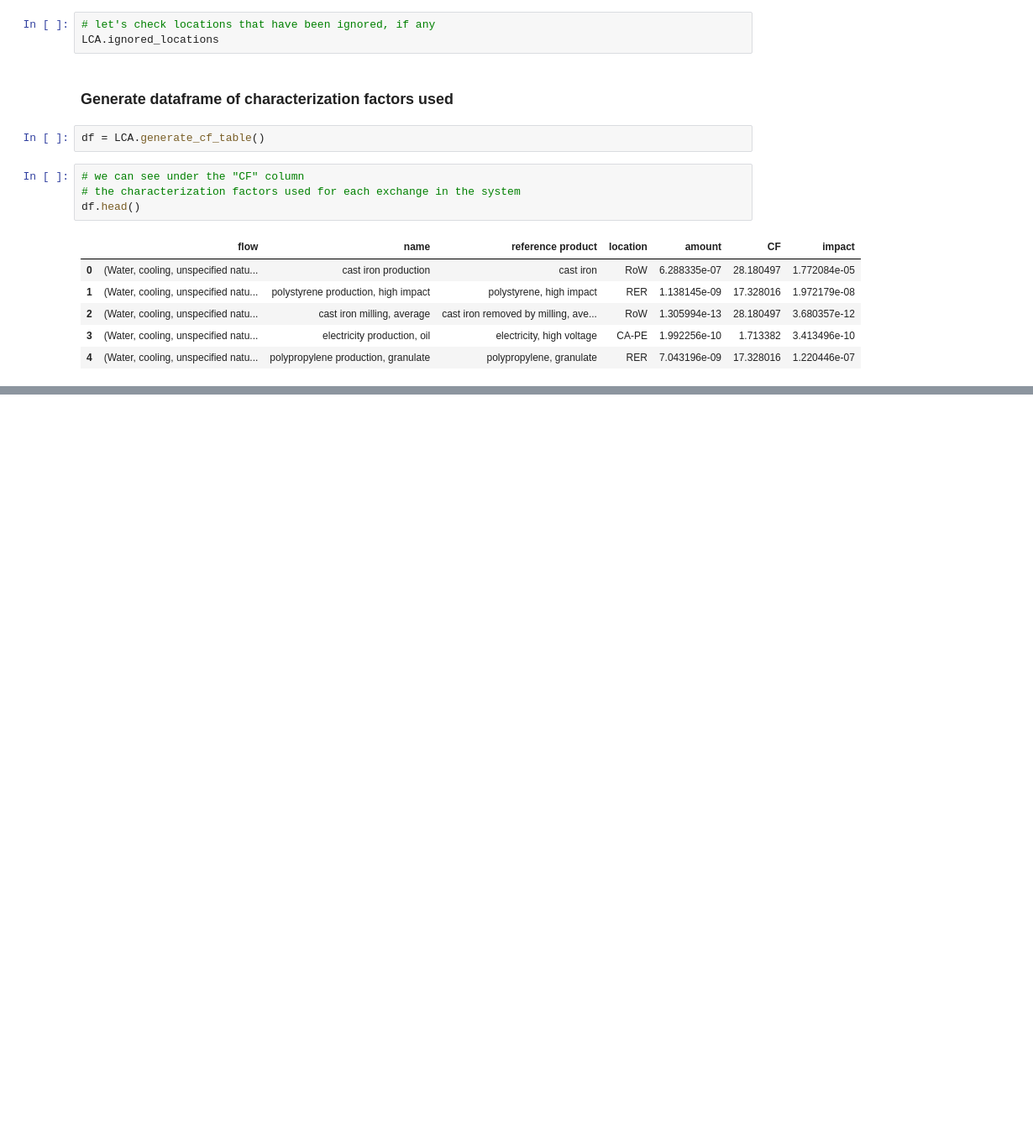
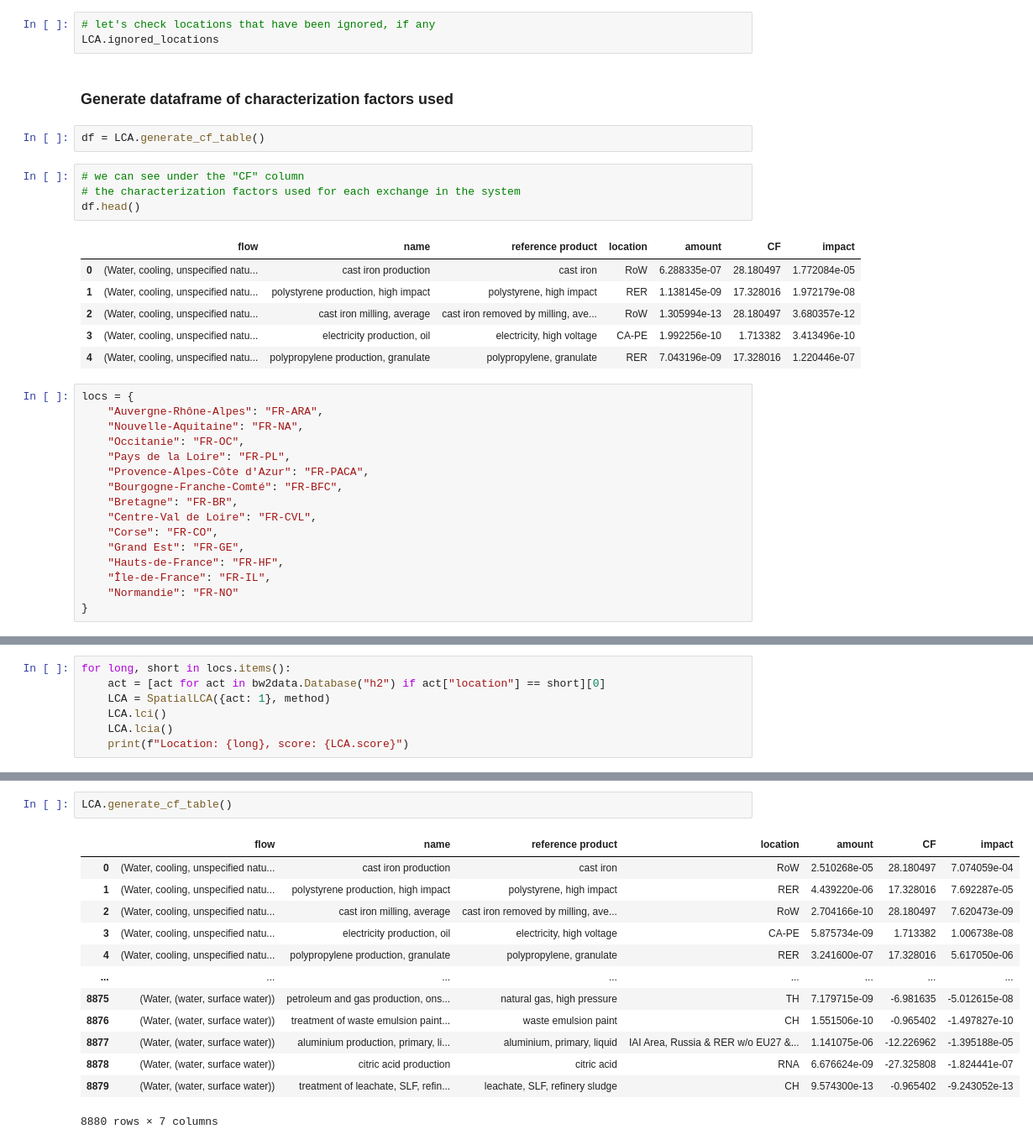
Before and after one commit to philoubet/edges, a Jupyter notebook: examples/examples.ipynb, the cells around one changed output, grey strips where cells are left out. Shown: that part at 84% size. Saved outputs shown, nothing was run; the diff lists cells and outputs as text; blank space fills up the shorter version.

```diff
--- a/examples/examples.ipynb
+++ b/examples/examples.ipynb
@@ -79,3 +79,19 @@ df.head()
 | 2 | (Water, cooling, unspecified natu... | cast iron milling, average | cast iron removed by milling, ave... | RoW | 1.305994e-13 | 28.180497 | 3.680357e-12 |
 | 3 | (Water, cooling, unspecified natu... | electricity production, oil | electricity, high voltage | CA-PE | 1.992256e-10 | 1.713382 | 3.413496e-10 |
 | 4 | (Water, cooling, unspecified natu... | polypropylene production, granulate | polypropylene, granulate | RER | 7.043196e-09 | 17.328016 | 1.220446e-07 |
+# %%
+locs = {
+    "Auvergne-Rhône-Alpes": "FR-ARA",
+    "Nouvelle-Aquitaine": "FR-NA",
+    "Occitanie": "FR-OC",
+    "Pays de la Loire": "FR-PL",
+    "Provence-Alpes-Côte d'Azur": "FR-PACA",
+    "Bourgogne-Franche-Comté": "FR-BFC",
+    "Bretagne": "FR-BR",
+    "Centre-Val de Loire": "FR-CVL",
+    "Corse": "FR-CO",
+    "Grand Est": "FR-GE",
+    "Hauts-de-France": "FR-HF",
+    "Île-de-France": "FR-IL",
+    "Normandie": "FR-NO"
+}
@@ -81,0 +182,7 @@ df.head()
+# %%
+for long, short in locs.items():
+    act = [act for act in bw2data.Database("h2") if act["location"] == short][0]
+    LCA = SpatialLCA({act: 1}, method)
+    LCA.lci()
+    LCA.lcia()
+    print(f"Location: {long}, score: {LCA.score}")
@@ -81,0 +203,16 @@ df.head()
+# %%
+LCA.generate_cf_table()
+# %% [output]
+|  | flow | name | reference product | location | amount | CF | impact |
+| 0 | (Water, cooling, unspecified natu... | cast iron production | cast iron | RoW | 2.510268e-05 | 28.180497 | 7.074059e-04 |
+| 1 | (Water, cooling, unspecified natu... | polystyrene production, high impact | polystyrene, high impact | RER | 4.439220e-06 | 17.328016 | 7.692287e-05 |
+| 2 | (Water, cooling, unspecified natu... | cast iron milling, average | cast iron removed by milling, ave... | RoW | 2.704166e-10 | 28.180497 | 7.620473e-09 |
+| 3 | (Water, cooling, unspecified natu... | electricity production, oil | electricity, high voltage | CA-PE | 5.875734e-09 | 1.713382 | 1.006738e-08 |
+| 4 | (Water, cooling, unspecified natu... | polypropylene production, granulate | polypropylene, granulate | RER | 3.241600e-07 | 17.328016 | 5.617050e-06 |
+| ... | ... | ... | ... | ... | ... | ... | ... |
+| 8875 | (Water, (water, surface water)) | petroleum and gas production, ons... | natural gas, high pressure | TH | 7.179715e-09 | -6.981635 | -5.012615e-08 |
+| 8876 | (Water, (water, surface water)) | treatment of waste emulsion paint... | waste emulsion paint | CH | 1.551506e-10 | -0.965402 | -1.497827e-10 |
+| 8877 | (Water, (water, surface water)) | aluminium production, primary, li... | aluminium, primary, liquid | IAI Area, Russia & RER w/o EU27 &... | 1.141075e-06 | -12.226962 | -1.395188e-05 |
+| 8878 | (Water, (water, surface water)) | citric acid production | citric acid | RNA | 6.676624e-09 | -27.325808 | -1.824441e-07 |
+| 8879 | (Water, (water, surface water)) | treatment of leachate, SLF, refin... | leachate, SLF, refinery sludge | CH | 9.574300e-13 | -0.965402 | -9.243052e-13 |
+8880 rows × 7 columns
```
Also changed, not shown: parts of 6 cells of this notebook.
